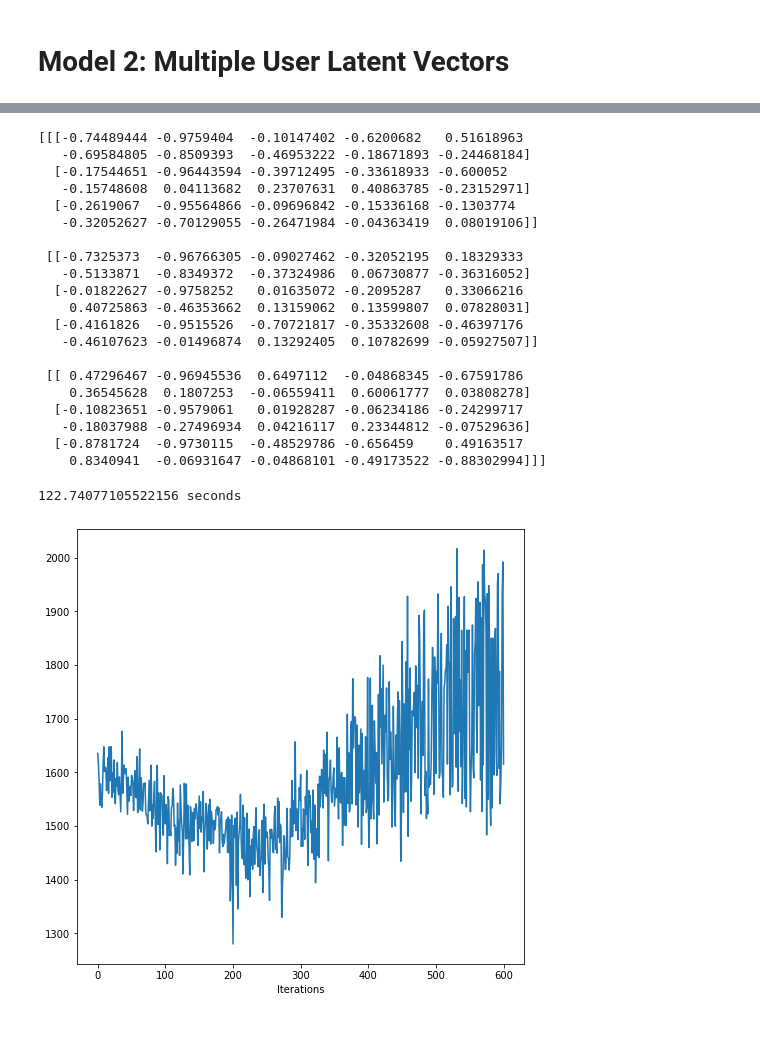
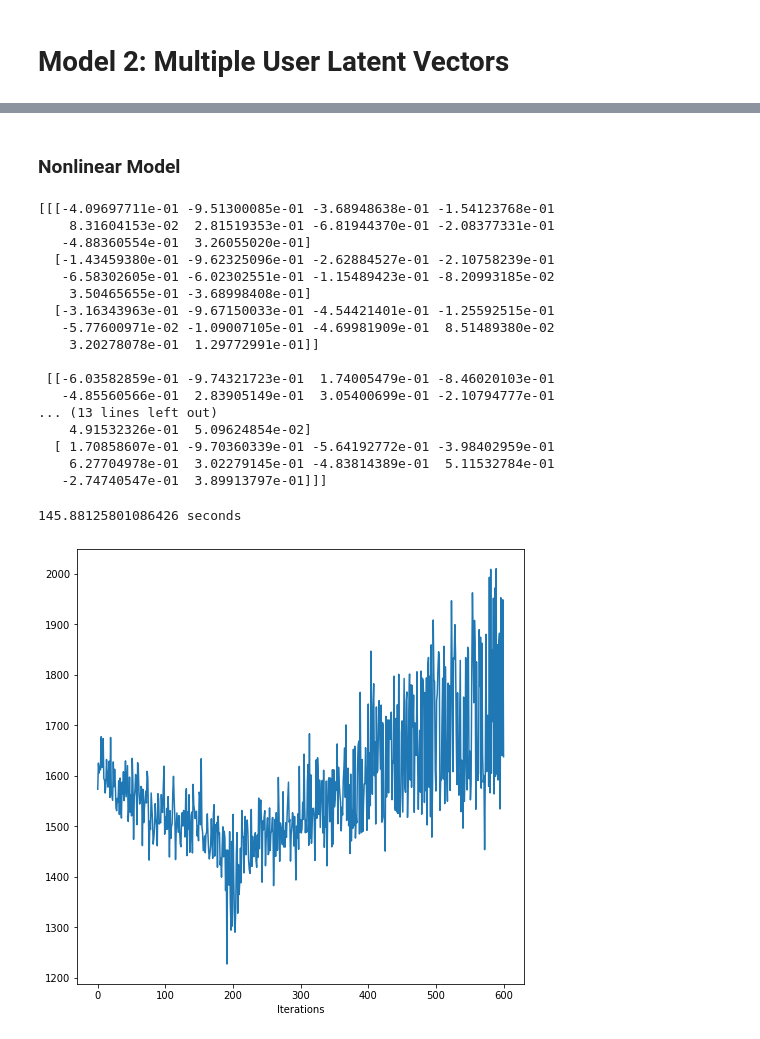
Before and after one commit to taylorhawks/globo-nonlinear-latent-factorization, a Jupyter notebook: Notebook.ipynb, the cells around one changed output, grey strips where cells are left out. Drawn from its saved outputs; the diff is of its cells as text; code cells hidden in the pictures.

```diff
--- a/Notebook.ipynb
+++ b/Notebook.ipynb
@@ -272,7 +285,6 @@ lm.gradient_descent()
 # Model 2: Multiple User Latent Vectors
 # %%
 class NonlinearModel(LinearModel):
-
     def initialize_user_vectors(self,size,embeddings_size):
         '''
         sets self.U in parent class __init__
@@ -411,7 +423,7 @@ class NonlinearModel(LinearModel):
 
 
 
-    def gradient_descent(
+    def gradient_descent_nonlinear(
         self,
         alpha=0.01,
         size=8,
@@ -467,7 +479,7 @@ class NonlinearModel(LinearModel):
 
                     return None
         iteration += 1
-        return self.gradient_descent(
+        return self.gradient_descent_nonlinear(
             alpha=alpha,
             size=size,
             test_size=test_size,
@@ -480,33 +513,33 @@ class NonlinearModel(LinearModel):
+# %% [markdown]
+### Nonlinear Model
 # %%
-nm = NonlinearModel(df_x,embeddings,size=8, embeddings_size=250, T=3)
+nm = NonlinearModel(df_sample,embeddings,size=8, embeddings_size=250, T=3)
 print(nm.U[0:3,:,0:10])
 # %% [output]
-[[[-0.74489444 -0.9759404  -0.10147402 -0.6200682   0.51618963
-   -0.69584805 -0.8509393  -0.46953222 -0.18671893 -0.24468184]
-  [-0.17544651 -0.96443594 -0.39712495 -0.33618933 -0.600052
-   -0.15748608  0.04113682  0.23707631  0.40863785 -0.23152971]
-  [-0.2619067  -0.95564866 -0.09696842 -0.15336168 -0.1303774
-   -0.32052627 -0.70129055 -0.26471984 -0.04363419  0.08019106]]
+[[[-4.09697711e-01 -9.51300085e-01 -3.68948638e-01 -1.54123768e-01
+    8.31604153e-02  2.81519353e-01 -6.81944370e-01 -2.08377331e-01
+   -4.88360554e-01  3.26055020e-01]
+  [-1.43459380e-01 -9.62325096e-01 -2.62884527e-01 -2.10758239e-01
+   -6.58302605e-01 -6.02302551e-01 -1.15489423e-01 -8.20993185e-02
+    3.50465655e-01 -3.68998408e-01]
+  [-3.16343963e-01 -9.67150033e-01 -4.54421401e-01 -1.25592515e-01
+   -5.77600971e-02 -1.09007105e-01 -4.69981909e-01  8.51489380e-02
+    3.20278078e-01  1.29772991e-01]]
 
- [[-0.7325373  -0.96766305 -0.09027462 -0.32052195  0.18329333
-   -0.5133871  -0.8349372  -0.37324986  0.06730877 -0.36316052]
-  [-0.01822627 -0.9758252   0.01635072 -0.2095287   0.33066216
-    0.40725863 -0.46353662  0.13159062  0.13599807  0.07828031]
-  [-0.4161826  -0.9515526  -0.70721817 -0.35332608 -0.46397176
-   -0.46107623 -0.01496874  0.13292405  0.10782699 -0.05927507]]
-
- [[ 0.47296467 -0.96945536  0.6497112  -0.04868345 -0.67591786
-    0.36545628  0.1807253  -0.06559411  0.60061777  0.03808278]
-  [-0.10823651 -0.9579061   0.01928287 -0.06234186 -0.24299717
-   -0.18037988 -0.27496934  0.04216117  0.23344812 -0.07529636]
-  [-0.8781724  -0.9730115  -0.48529786 -0.656459    0.49163517
-    0.8340941  -0.06931647 -0.04868101 -0.49173522 -0.88302994]]]
+ [[-6.03582859e-01 -9.74321723e-01  1.74005479e-01 -8.46020103e-01
+   -4.85560566e-01  2.83905149e-01  3.05400699e-01 -2.10794777e-01
+... (13 lines left out)
+    4.91532326e-01  5.09624854e-02]
+  [ 1.70858607e-01 -9.70360339e-01 -5.64192772e-01 -3.98402959e-01
+    6.27704978e-01  3.02279145e-01 -4.83814389e-01  5.11532784e-01
+   -2.74740547e-01  3.89913797e-01]]]
 # %%
+df_x = pd.read_csv('data/df_x.csv')
 nm = NonlinearModel(df_x,embeddings,size=8, embeddings_size=250, T=3)
 nm.reset_errors()
 start = time()
-nm.gradient_descent(test=True,alpha=0.001, max_iterations=600, test_size=64, hinge_param = 25)
+nm.gradient_descent_nonlinear(test=True,alpha=0.001, max_iterations=600, test_size=64, hinge_param = 25)
 print(time() - start, 'seconds')
 # %% [output]
-122.74077105522156 seconds
+145.88125801086426 seconds
-[figure, old version]
+[figure, new version]
```
Also changed, not shown: parts of 31 cells of this notebook.
